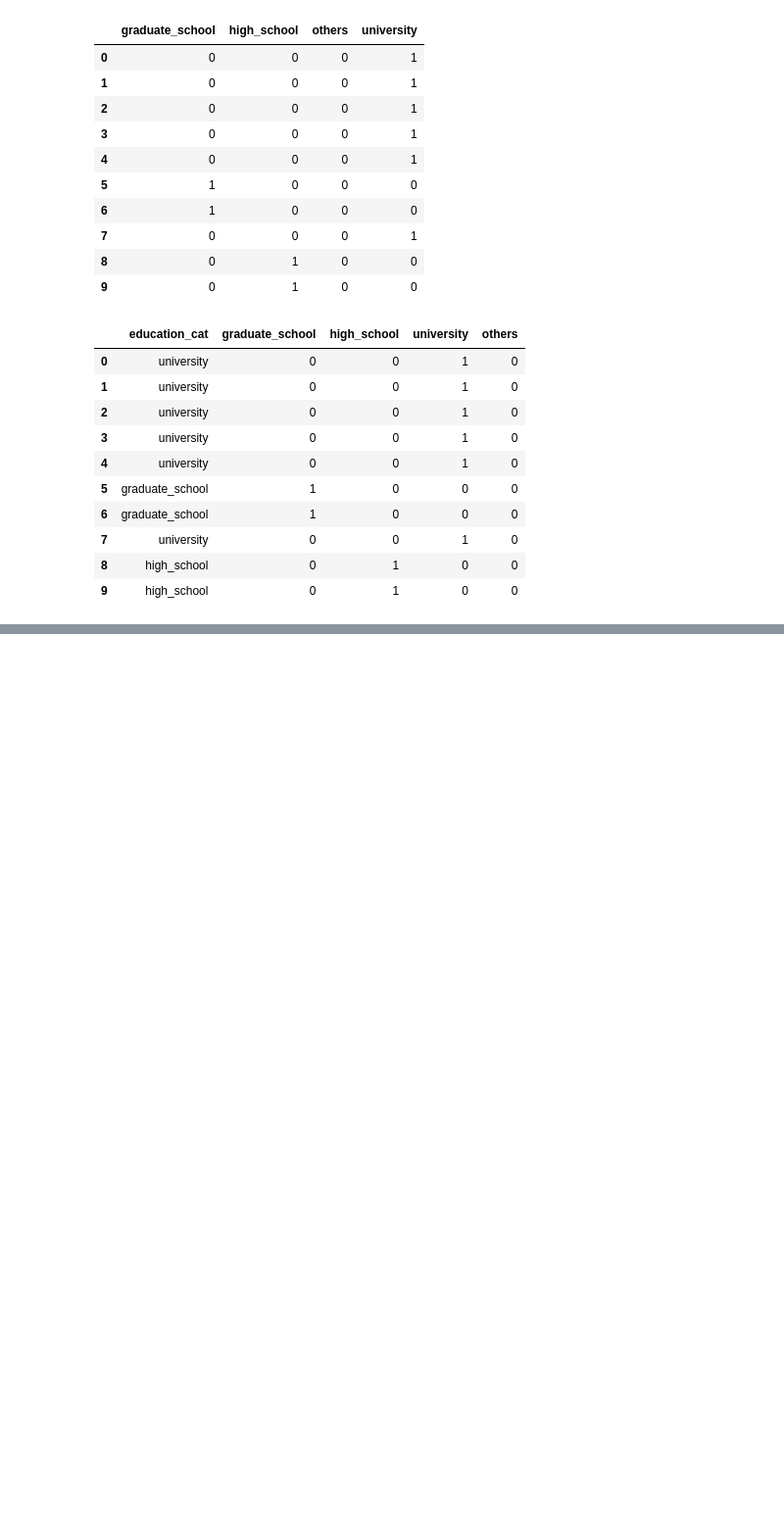
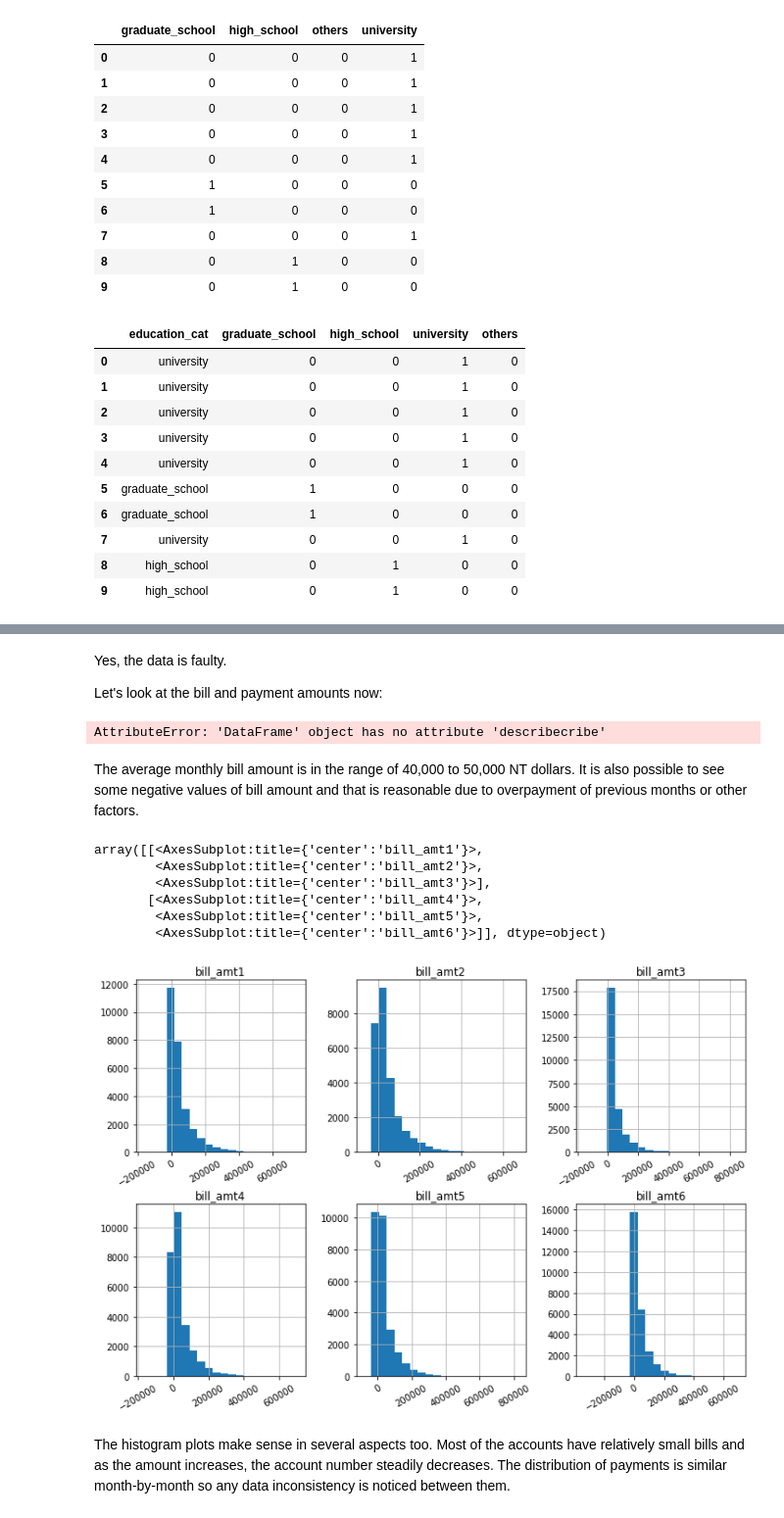
Before and after one commit to jeantardelli/data-science, a Jupyter notebook: loading-and-examining-data.ipynb, the cells around one changed output, grey strips where cells are left out. Shown: that part at 98% size. Saved outputs shown, nothing was run; the diff lists cells and outputs as text; code cells hidden in the pictures; blank space fills up the shorter version.

```diff
--- a/loading-and-examining-data.ipynb
+++ b/loading-and-examining-data.ipynb
@@ -448,0 +560,24 @@ Saving the resultant dataframe for posteri
+# %% [markdown]
+Yes, the data is faulty.
+
+Let's look at the bill and payment amounts now:
+# %%
+bill_feats = ['bill_amt{}'.format(i+1) for i in range(6)]
+
+df[bill_feats].describecribe()
+# %% [output]
+AttributeError: 'DataFrame' object has no attribute 'describecribe'
+# %% [markdown]
+The average monthly bill amount is in the range of 40,000 to 50,000 NT dollars. It is also possible to see some negative values of bill amount and that is reasonable due to overpayment of previous months or other factors.
+# %%
+df[bill_feats].hist(bins=20, figsize=(12, 8), layout=(2, 3), xrot=30)
+# %% [output]
+array([[<AxesSubplot:title={'center':'bill_amt1'}>,
+        <AxesSubplot:title={'center':'bill_amt2'}>,
+        <AxesSubplot:title={'center':'bill_amt3'}>],
+       [<AxesSubplot:title={'center':'bill_amt4'}>,
+        <AxesSubplot:title={'center':'bill_amt5'}>,
+        <AxesSubplot:title={'center':'bill_amt6'}>]], dtype=object)
+[figure, added]
+# %% [markdown]
+The histogram plots make sense in several aspects too. Most of the accounts have relatively small bills and as the amount increases, the account number steadily decreases. The distribution of payments is similar month-by-month so any data inconsistency is noticed between them.
```
Also changed, not shown: parts of 31 cells of this notebook.
